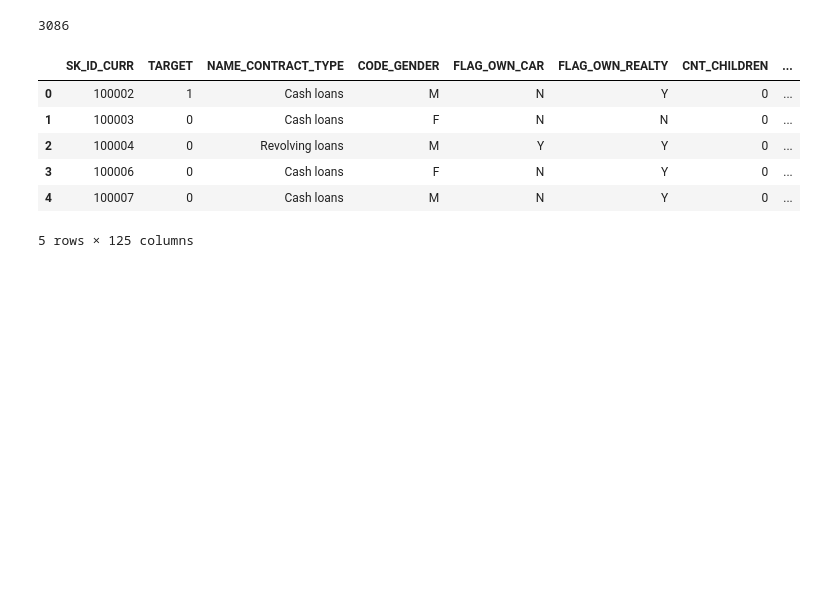
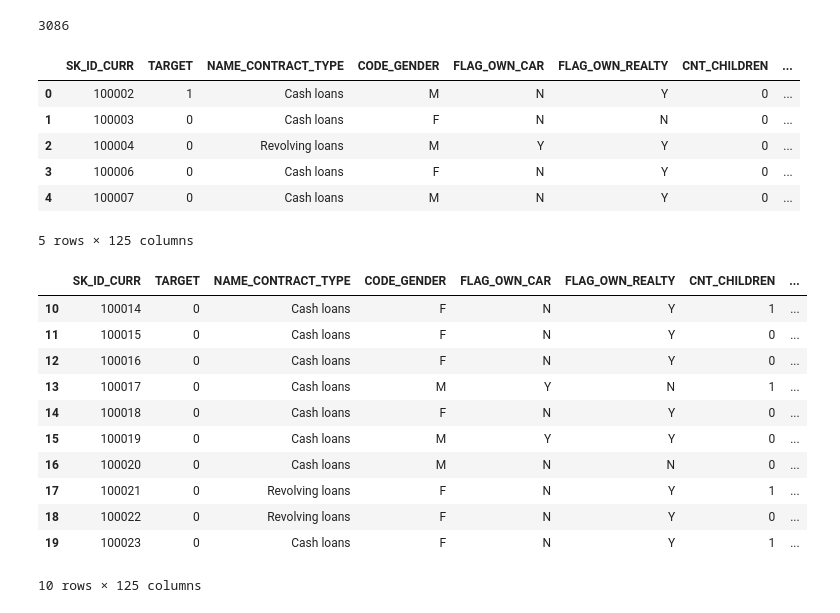
Before and after one commit to RajatChaudhari/HomeCreditDefaultRisk, a Jupyter notebook: HCDR1.ipynb, the cells around one changed output. Drawn from its saved outputs; the diff is of its cells as text; code cells hidden in the pictures; blank space fills up the shorter version.

```diff
--- a/HCDR1.ipynb
+++ b/HCDR1.ipynb
@@ -173,3 +170,18 @@ apptrain.head()
 | 3 | 100006 | 0 | Cash loans | F | N | Y | 0 | ... |
 | 4 | 100007 | 0 | Cash loans | M | N | Y | 0 | ... |
 5 rows × 125 columns
+# %%
+apptrain[10:20]
+# %% [output]
+|  | SK_ID_CURR | TARGET | NAME_CONTRACT_TYPE | CODE_GENDER | FLAG_OWN_CAR | FLAG_OWN_REALTY | CNT_CHILDREN | ... |
+| 10 | 100014 | 0 | Cash loans | F | N | Y | 1 | ... |
+| 11 | 100015 | 0 | Cash loans | F | N | Y | 0 | ... |
+| 12 | 100016 | 0 | Cash loans | F | N | Y | 0 | ... |
+| 13 | 100017 | 0 | Cash loans | M | Y | N | 1 | ... |
+| 14 | 100018 | 0 | Cash loans | F | N | Y | 0 | ... |
+| 15 | 100019 | 0 | Cash loans | M | Y | Y | 0 | ... |
+| 16 | 100020 | 0 | Cash loans | M | N | N | 0 | ... |
+| 17 | 100021 | 0 | Revolving loans | F | N | Y | 1 | ... |
+| 18 | 100022 | 0 | Revolving loans | F | N | Y | 0 | ... |
+| 19 | 100023 | 0 | Cash loans | F | N | Y | 1 | ... |
+10 rows × 125 columns
```
Also changed, not shown: parts of 8 cells of this notebook.
